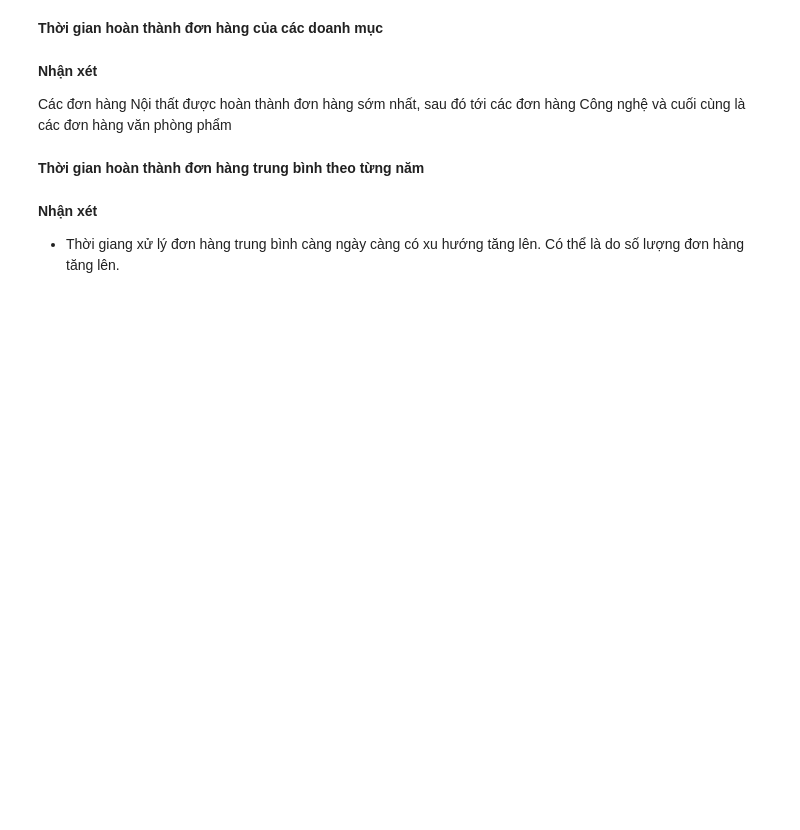
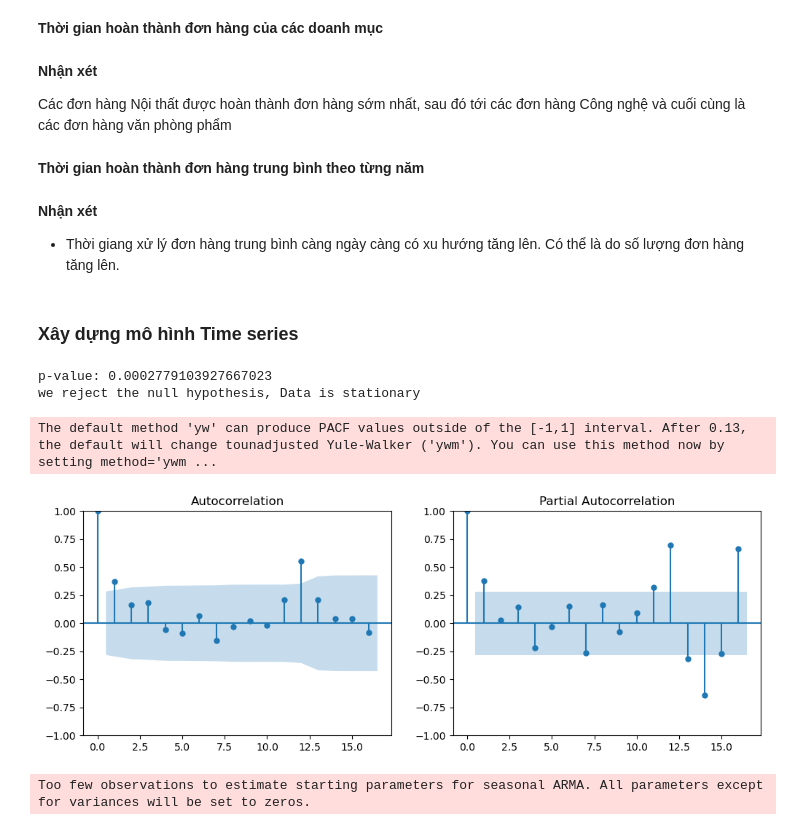
Before and after one commit to Diiisdead/DV_TLab_01, a Jupyter notebook: notebooks/TLab02.ipynb, the cells around one changed output. Drawn from its saved outputs; the diff is of its cells as text; code cells hidden in the pictures; blank space fills up the shorter version.

Commit message:
add time series model

```diff
--- a/notebooks/TLab02.ipynb
+++ b/notebooks/TLab02.ipynb
@@ -362,3 +365,27 @@ fig.show()
 # %% [markdown]
 **Nhận xét**
 - Thời giang xử lý đơn hàng trung bình càng ngày càng có xu hướng tăng lên. Có thể là do số lượng đơn hàng tăng lên.
+# %% [markdown]
+### Xây dựng mô hình Time series
+# %%
+from statsmodels.tsa.stattools import adfuller
+ad_test=adfuller(monthly_sales['Sales'])
+print(f'p-value: {ad_test[1]}')
+if ad_test[1] < 0.05:
+    print('we reject the null hypothesis, Data is stationary')
+else:
+    print('we fail to reject the null hypothesis, Data is non-stationary')
+# %% [output]
+p-value: 0.0002779103927667023
+we reject the null hypothesis, Data is stationary
+# %%
+from statsmodels.graphics.tsaplots import plot_acf, plot_pacf
+fig=plt.figure(figsize=(12,4))
+ax1=fig.add_subplot(121)
+fig=plot_acf(monthly_sales['Sales'].dropna(), lags=16, ax=ax1)
+ax2=fig.add_subplot(122)
+fig=plot_pacf(monthly_sales['Sales'].dropna(), lags=16, ax=ax2)
+plt.show()
+# %% [output]
+The default method 'yw' can produce PACF values outside of the [-1,1] interval. After 0.13, the default will change tounadjusted Yule-Walker ('ywm'). You can use this method now by setting method='ywm ...
+[figure, added]
@@ -364,0 +395,6 @@ fig.show()
+# %%
+from statsmodels.tsa.statespace.sarimax import SARIMAX
+sr_model = SARIMAX(monthly_sales['Sales'],order=(1,1,1),seasonal_order=(1,1,1,12))
+fitted_model = sr_model.fit()
+# %% [output]
+Too few observations to estimate starting parameters for seasonal ARMA. All parameters except for variances will be set to zeros.
```
Also changed, not shown: parts of 17 cells of this notebook.
